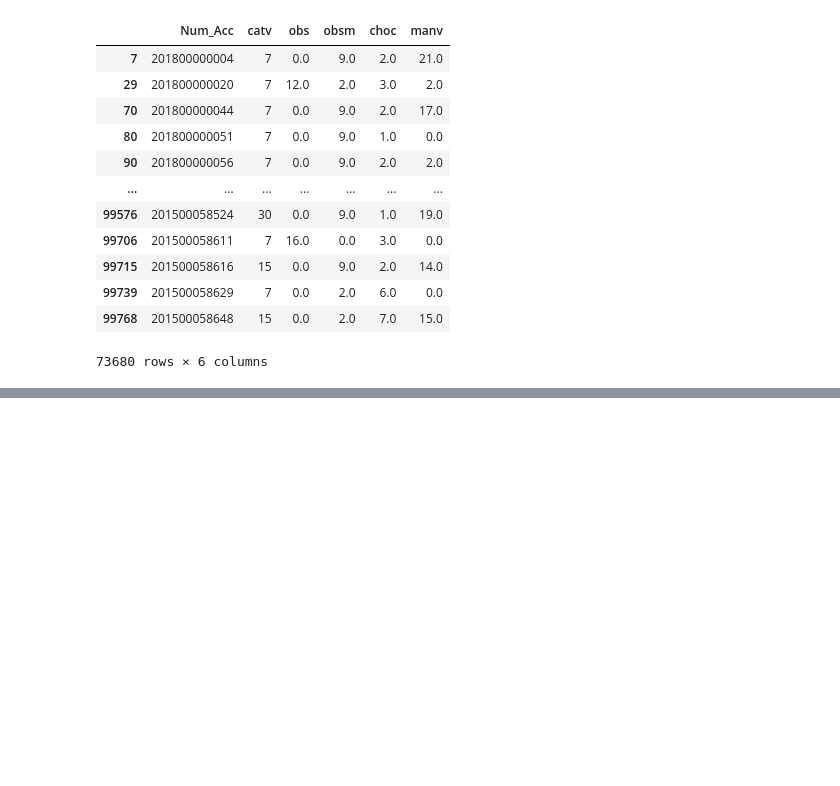
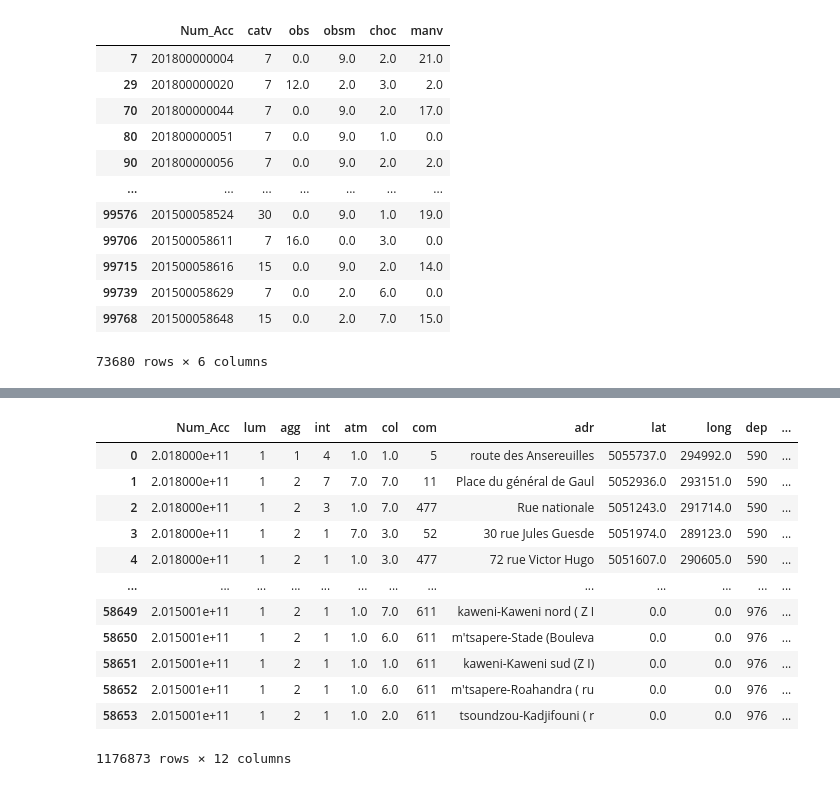
Before and after one commit to AurelienBr22/CyclingFacilities, a Jupyter notebook: notebooks/notebook_aurelien.ipynb, the cells around one changed output, grey strips where cells are left out. Cells and saved outputs as stored; diff of their text form; code cells hidden in the pictures; blank space fills up the shorter version.

Commit message:
Carac-clean

```diff
--- a/notebooks/notebook_aurelien.ipynb
+++ b/notebooks/notebook_aurelien.ipynb
@@ -368,0 +395,2 @@ vehi_df_modif.to_csv('../clean_data/vehicules_clean.csv', index=False)
+# %%
+carac_df_modif = carac_df.drop(['gps', 'Accident_Id'], axis=1, inplace=False)
@@ -368,0 +406,16 @@ vehi_df_modif.to_csv('../clean_data/vehicules_clean.csv', index=False)
+# %%
+carac_df_modif
+# %% [output]
+|  | Num_Acc | lum | agg | int | atm | col | com | adr | lat | long | dep | ... |
+| 0 | 2.018000e+11 | 1 | 1 | 4 | 1.0 | 1.0 | 5 | route des Ansereuilles | 5055737.0 | 294992.0 | 590 | ... |
+| 1 | 2.018000e+11 | 1 | 2 | 7 | 7.0 | 7.0 | 11 | Place du général de Gaul | 5052936.0 | 293151.0 | 590 | ... |
+| 2 | 2.018000e+11 | 1 | 2 | 3 | 1.0 | 7.0 | 477 | Rue nationale | 5051243.0 | 291714.0 | 590 | ... |
+| 3 | 2.018000e+11 | 1 | 2 | 1 | 7.0 | 3.0 | 52 | 30 rue Jules Guesde | 5051974.0 | 289123.0 | 590 | ... |
+| 4 | 2.018000e+11 | 1 | 2 | 1 | 1.0 | 3.0 | 477 | 72 rue Victor Hugo | 5051607.0 | 290605.0 | 590 | ... |
+| ... | ... | ... | ... | ... | ... | ... | ... | ... | ... | ... | ... | ... |
+| 58649 | 2.015001e+11 | 1 | 2 | 1 | 1.0 | 7.0 | 611 | kaweni-Kaweni nord ( Z I | 0.0 | 0.0 | 976 | ... |
+| 58650 | 2.015001e+11 | 1 | 2 | 1 | 1.0 | 6.0 | 611 | m'tsapere-Stade (Bouleva | 0.0 | 0.0 | 976 | ... |
+| 58651 | 2.015001e+11 | 1 | 2 | 1 | 1.0 | 1.0 | 611 | kaweni-Kaweni sud (Z I) | 0.0 | 0.0 | 976 | ... |
+| 58652 | 2.015001e+11 | 1 | 2 | 1 | 1.0 | 6.0 | 611 | m'tsapere-Roahandra ( ru | 0.0 | 0.0 | 976 | ... |
+| 58653 | 2.015001e+11 | 1 | 2 | 1 | 1.0 | 2.0 | 611 | tsoundzou-Kadjifouni ( r | 0.0 | 0.0 | 976 | ... |
+1176873 rows × 12 columns
```
Also changed, not shown: parts of 16 cells of this notebook.
